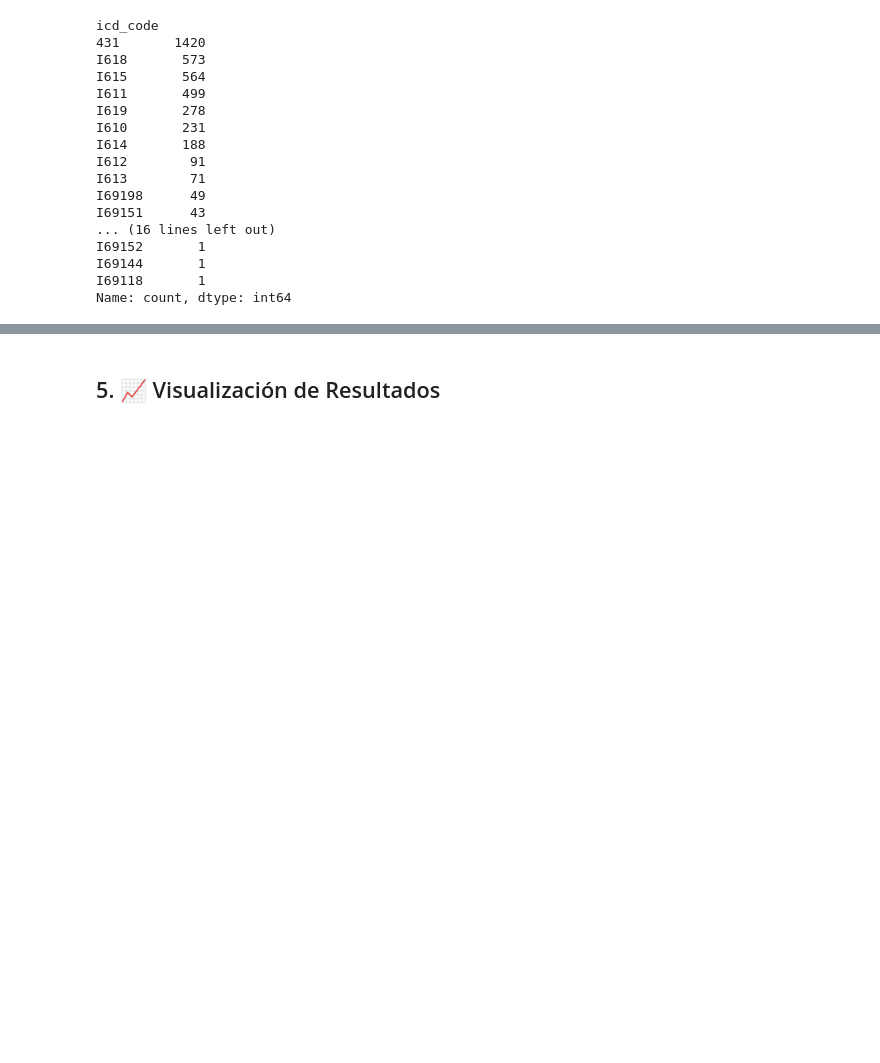
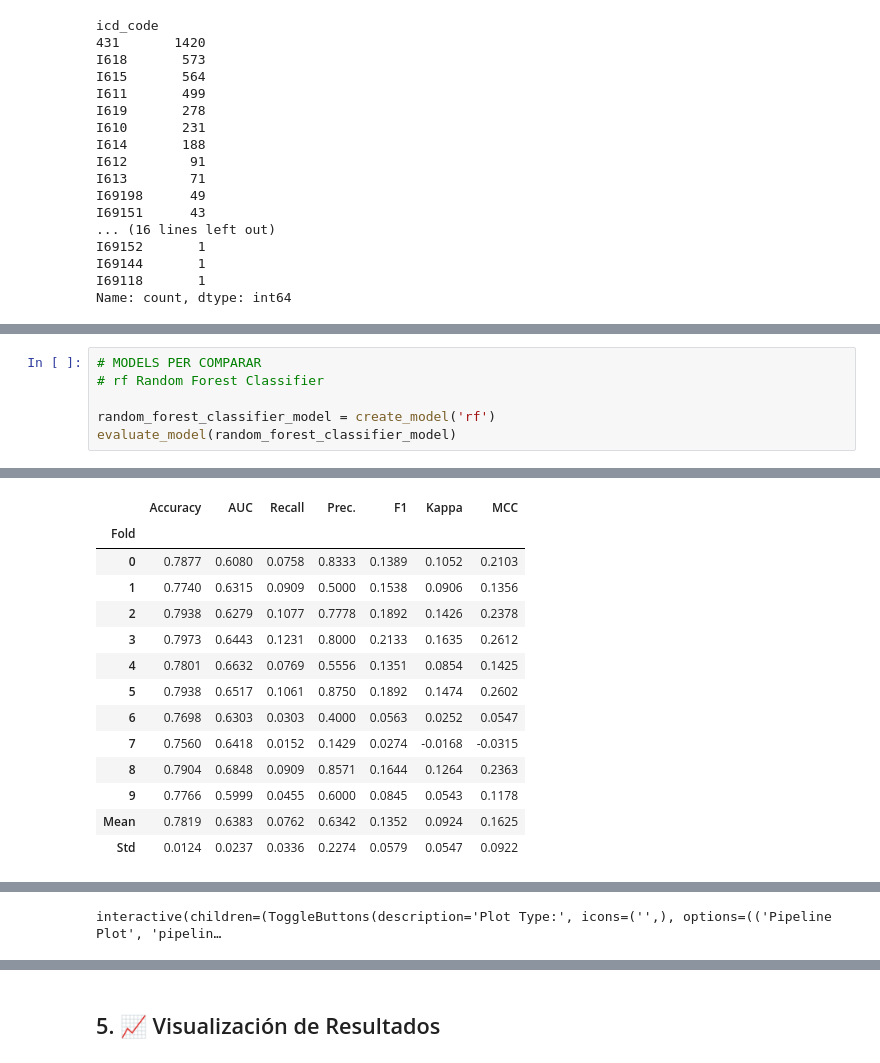
Before and after one commit to Gos2two/UCI-I61, a Jupyter notebook: prova marc.ipynb, the cells around one changed output, grey strips where cells are left out. Saved outputs shown, nothing was run; the diff lists cells and outputs as text; blank space fills up the shorter version.

Commit message:
feat: models training

```diff
--- a/prova marc.ipynb
+++ b/prova marc.ipynb
@@ -380,0 +540,7 @@ AUC: 1.0
+# %%
+# MODELS PER COMPARAR
+# rf Random Forest Classifier
+
+random_forest_classifier_model = create_model('rf')
+evaluate_model(random_forest_classifier_model)
+# %% [output]
@@ -380,0 +548,14 @@ AUC: 1.0
+|  | Accuracy | AUC | Recall | Prec. | F1 | Kappa | MCC |
+| Fold |  |  |  |  |  |  |  |
+| 0 | 0.7877 | 0.6080 | 0.0758 | 0.8333 | 0.1389 | 0.1052 | 0.2103 |
+| 1 | 0.7740 | 0.6315 | 0.0909 | 0.5000 | 0.1538 | 0.0906 | 0.1356 |
+| 2 | 0.7938 | 0.6279 | 0.1077 | 0.7778 | 0.1892 | 0.1426 | 0.2378 |
+| 3 | 0.7973 | 0.6443 | 0.1231 | 0.8000 | 0.2133 | 0.1635 | 0.2612 |
+| 4 | 0.7801 | 0.6632 | 0.0769 | 0.5556 | 0.1351 | 0.0854 | 0.1425 |
+| 5 | 0.7938 | 0.6517 | 0.1061 | 0.8750 | 0.1892 | 0.1474 | 0.2602 |
+| 6 | 0.7698 | 0.6303 | 0.0303 | 0.4000 | 0.0563 | 0.0252 | 0.0547 |
+| 7 | 0.7560 | 0.6418 | 0.0152 | 0.1429 | 0.0274 | -0.0168 | -0.0315 |
+| 8 | 0.7904 | 0.6848 | 0.0909 | 0.8571 | 0.1644 | 0.1264 | 0.2363 |
+| 9 | 0.7766 | 0.5999 | 0.0455 | 0.6000 | 0.0845 | 0.0543 | 0.1178 |
+| Mean | 0.7819 | 0.6383 | 0.0762 | 0.6342 | 0.1352 | 0.0924 | 0.1625 |
+| Std | 0.0124 | 0.0237 | 0.0336 | 0.2274 | 0.0579 | 0.0547 | 0.0922 |
@@ -380,0 +563 @@ AUC: 1.0
+interactive(children=(ToggleButtons(description='Plot Type:', icons=('',), options=(('Pipeline Plot', 'pipelin…
```
Also changed, not shown: parts of 35 cells of this notebook, 58 other files.
